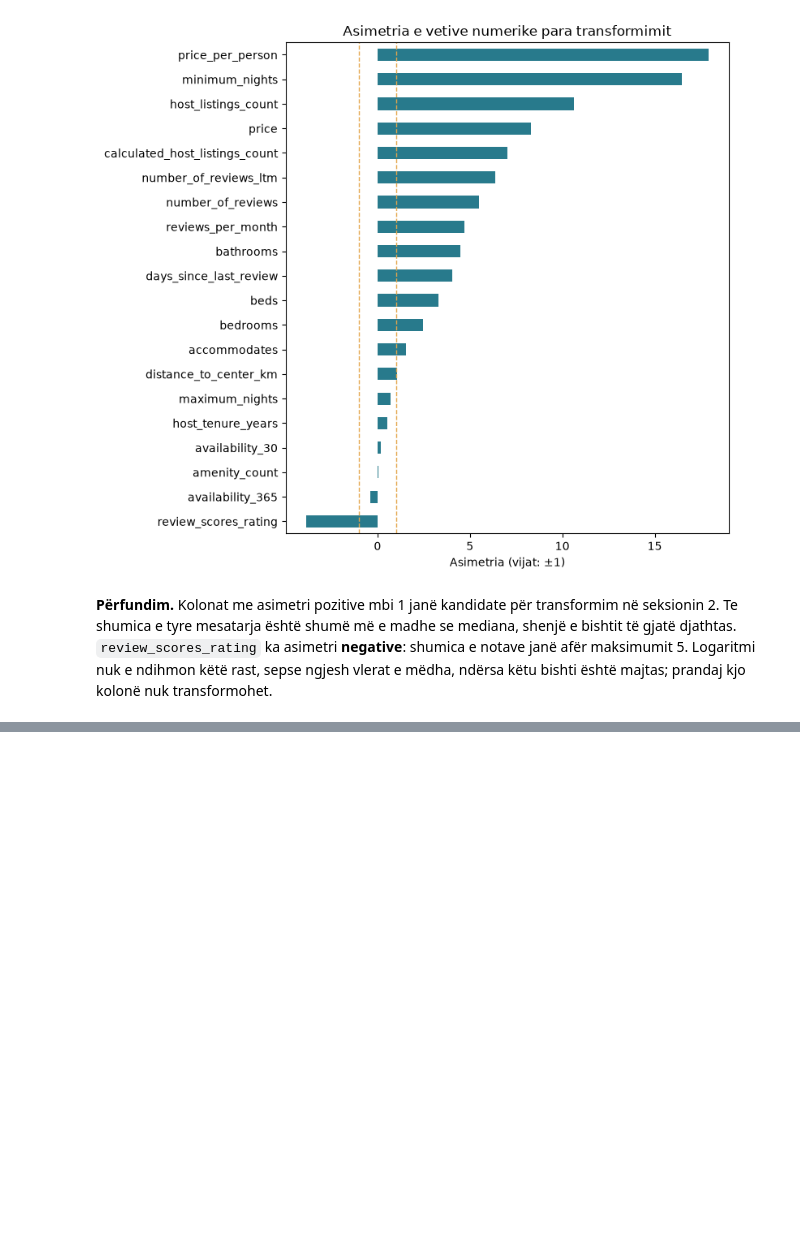
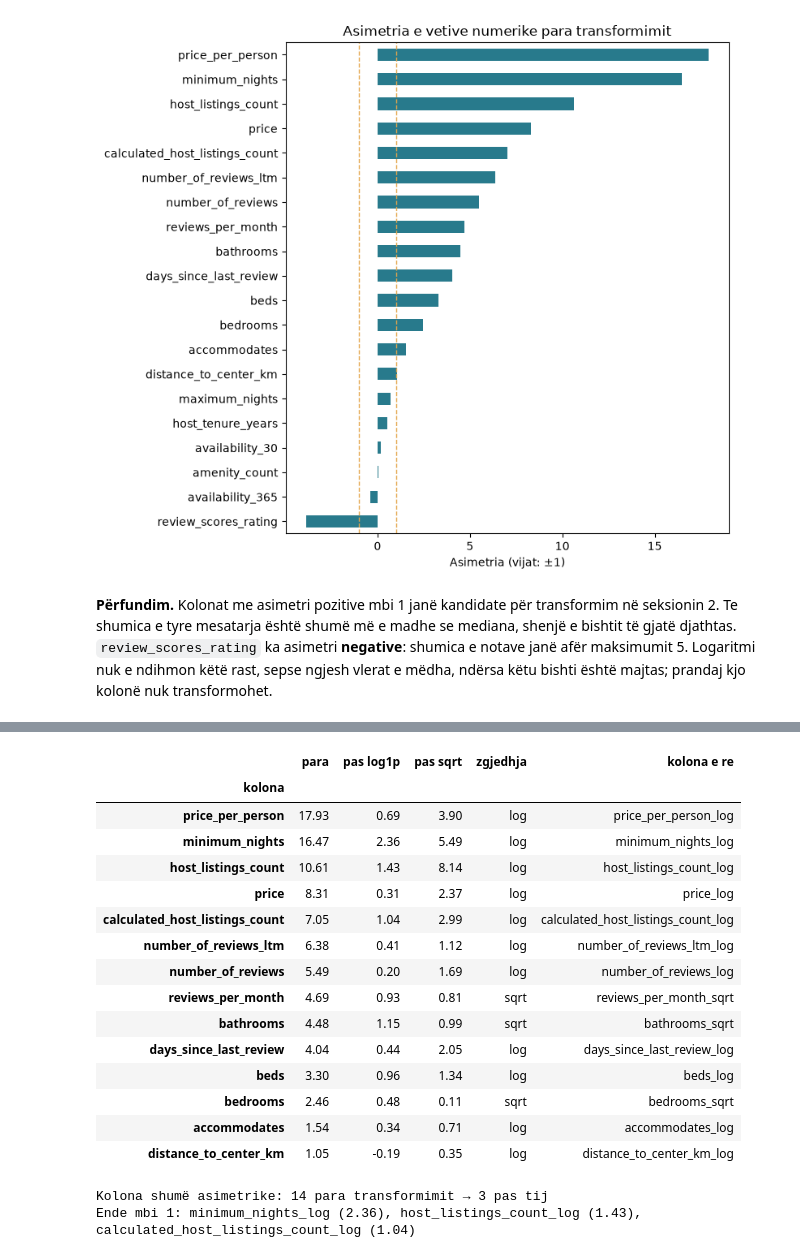
Before and after one commit to yllkeberisha/pvdh_group_10, a Jupyter notebook: notebooks/04_transformimi_dhe_reduktimi.ipynb, the cells around one changed output, grey strips where cells are left out. Saved outputs shown, nothing was run; the diff lists cells and outputs as text; code cells hidden in the pictures; blank space fills up the shorter version.

```diff
--- a/notebooks/04_transformimi_dhe_reduktimi.ipynb
+++ b/notebooks/04_transformimi_dhe_reduktimi.ipynb
@@ -93,0 +105,39 @@ mesatarisht asimetrike     2
+# %%
+TRANSFORMS = {"log": np.log1p, "sqrt": np.sqrt}
+skewed = skew_before[skew_before.gt(1)].sort_values(ascending=False).index.tolist()
+
+rows = []
+for col in skewed:
+    skew_after = {name: transform(df[col]).skew() for name, transform in TRANSFORMS.items()}
+    best = min(skew_after, key=lambda name: abs(skew_after[name]))
+    new_col = f"{col}_{best}"
+    df[new_col] = TRANSFORMS[best](df[col])
+    rows.append({"kolona": col, "para": skew_before[col], "pas log1p": skew_after["log"], "pas sqrt": skew_after["sqrt"],
+                 "zgjedhja": best, "kolona e re": new_col})
+transform_table = pd.DataFrame(rows).set_index("kolona").round(2)
+display(transform_table)
+
+TRANSFORMED = transform_table["kolona e re"].tolist()
+still_skewed = df[TRANSFORMED].skew().loc[lambda s: s.abs() > 1]
+print(f"Kolona shumë asimetrike: {len(skewed)} para transformimit → {len(still_skewed)} pas tij")
+print("Ende mbi 1:", ", ".join(f"{col} ({value:.2f})" for col, value in still_skewed.items()) or "asnjë")
+assert df[TRANSFORMED].isna().sum().equals(df[skewed].isna().sum().set_axis(TRANSFORMED)), "Transformimi nuk duhet të krijojë mungesa të reja"
+# %% [output]
+|  | para | pas log1p | pas sqrt | zgjedhja | kolona e re |
+| kolona |  |  |  |  |  |
+| price_per_person | 17.93 | 0.69 | 3.90 | log | price_per_person_log |
+| minimum_nights | 16.47 | 2.36 | 5.49 | log | minimum_nights_log |
+| host_listings_count | 10.61 | 1.43 | 8.14 | log | host_listings_count_log |
+| price | 8.31 | 0.31 | 2.37 | log | price_log |
+| calculated_host_listings_count | 7.05 | 1.04 | 2.99 | log | calculated_host_listings_count_log |
+| number_of_reviews_ltm | 6.38 | 0.41 | 1.12 | log | number_of_reviews_ltm_log |
+| number_of_reviews | 5.49 | 0.20 | 1.69 | log | number_of_reviews_log |
+| reviews_per_month | 4.69 | 0.93 | 0.81 | sqrt | reviews_per_month_sqrt |
+| bathrooms | 4.48 | 1.15 | 0.99 | sqrt | bathrooms_sqrt |
+| days_since_last_review | 4.04 | 0.44 | 2.05 | log | days_since_last_review_log |
+| beds | 3.30 | 0.96 | 1.34 | log | beds_log |
+| bedrooms | 2.46 | 0.48 | 0.11 | sqrt | bedrooms_sqrt |
+| accommodates | 1.54 | 0.34 | 0.71 | log | accommodates_log |
+| distance_to_center_km | 1.05 | -0.19 | 0.35 | log | distance_to_center_km_log |
+Kolona shumë asimetrike: 14 para transformimit → 3 pas tij
+Ende mbi 1: minimum_nights_log (2.36), host_listings_count_log (1.43), calculated_host_listings_count_log (1.04)
```
Also changed, not shown: parts of 4 cells of this notebook.
